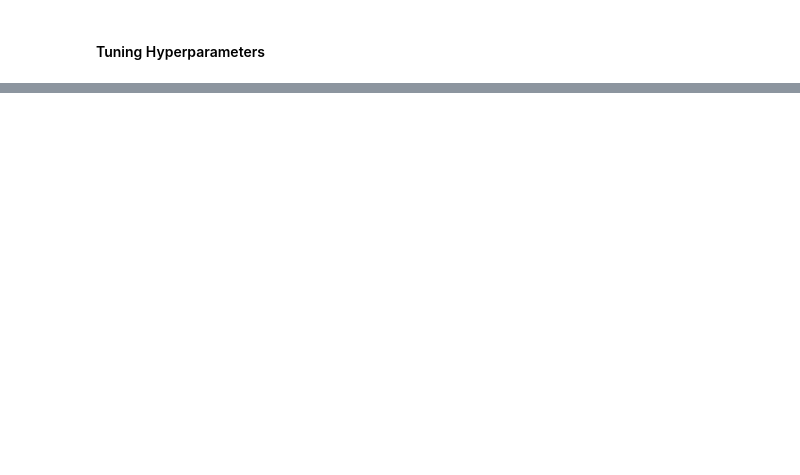
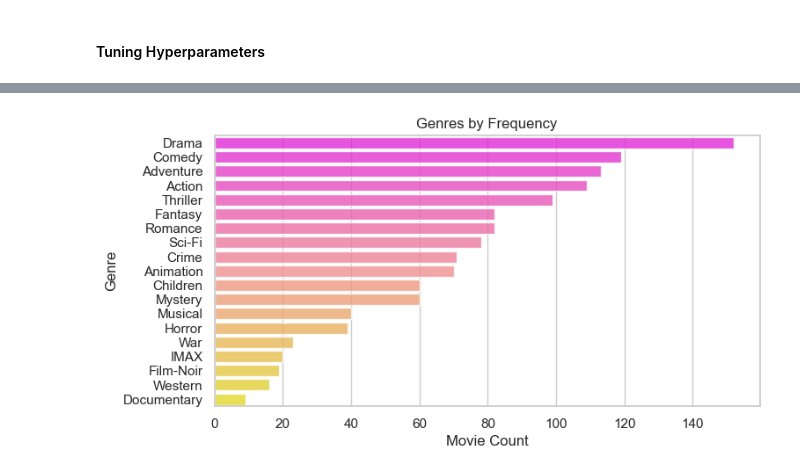
Before and after one commit to SinShady/Movie-Recommender, a Jupyter notebook: notebooks/exploratory/Sindhu-eda.ipynb, the cells around one changed output, grey strips where cells are left out. Saved outputs shown, nothing was run; the diff lists cells and outputs as text; code cells hidden in the pictures; blank space fills up the shorter version.

```diff
--- a/notebooks/exploratory/Sindhu-eda.ipynb
+++ b/notebooks/exploratory/Sindhu-eda.ipynb
@@ -332,0 +451,17 @@ only showing top 20 rows
+# %%
+movie_genres = " ".join(movie_genres)
+# %%
+from nltk.tokenize import word_tokenize
+from collections import Counter
+
+word_tokens = word_tokenize(movie_genres)
+stopset = ['no', 'genres', 'listed', '(', ')']
+cleanup = [token for token in word_tokens if token not in stopset]
+bow = Counter(cleanup)
+# %%
+bow_dict = dict(bow)
+# %%
+bow_df = (pd.DataFrame.from_dict(bow_dict, orient='index', columns=["count"]))
+bow_df.sort_values('count', ascending=False, inplace=True)
+bow_df.reset_index(inplace=True)
+bow_df.columns=['Genre', 'Movie Count']
@@ -332,0 +488,13 @@ only showing top 20 rows
+# %%
+import seaborn as sns
+import matplotlib.pyplot as plt
+
+
+plt.style.use('default')
+sns.set(context = 'notebook', style = 'whitegrid', font_scale=1)
+
+fig, ax = plt.subplots(figsize=(8,4))
+sns.barplot(x=bow_df['Movie Count'], y=bow_df['Genre'], alpha=.8, palette='spring')
+ax.set(title = 'Genres by Frequency');
+# %% [output]
+[figure, added]
```
Also changed, not shown: parts of 20 cells of this notebook, 2 other files.
